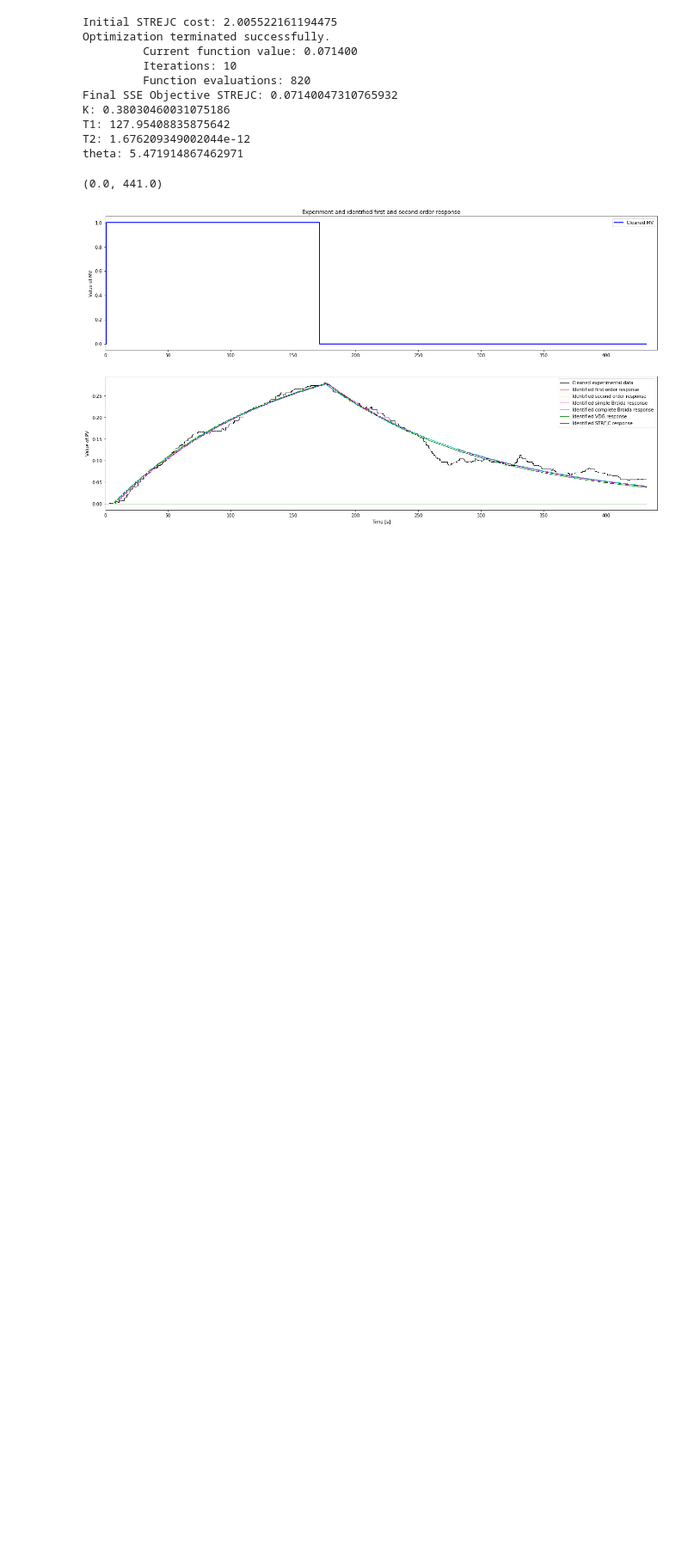
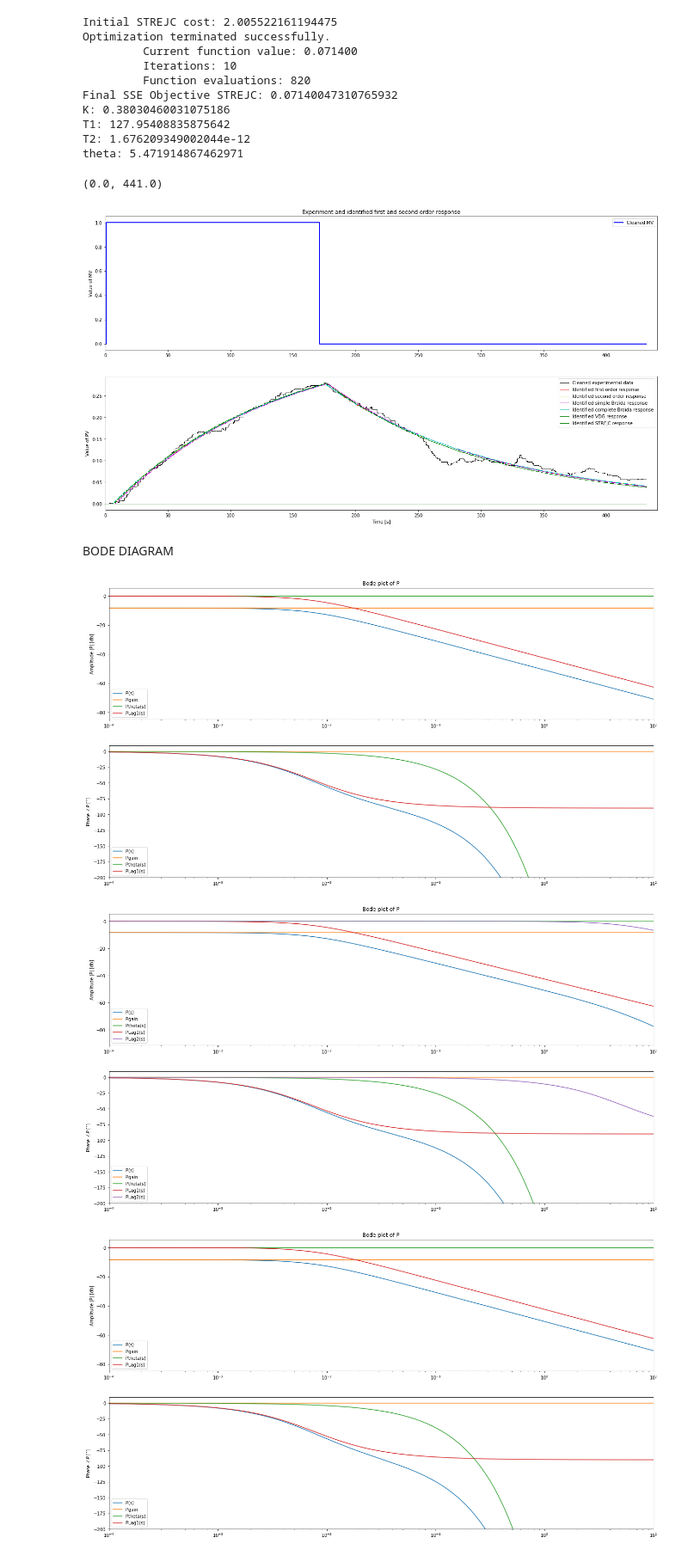
Before and after one commit to esme-deep/control_theory-, a Jupyter notebook: Simulation.ipynb, the cells around one changed output. Shown: that part at 86% size. Saved outputs shown, nothing was run; the diff lists cells and outputs as text; code cells hidden in the pictures; blank space fills up the shorter version.

Commit message:
All identifications OK + BODE

```diff
--- a/Simulation.ipynb
+++ b/Simulation.ipynb
@@ -424,3 +429,58 @@ plt.xlim([0, t[-1]])
 # %% [output]
 (0.0, 441.0)
 [figure]
+# %% [markdown]
+BODE DIAGRAM
+# %%
+
+#FOPDT
+P_fopdt = Process({}) # Default process = unit gain
+# Parameters for input-output dynamics P(s)
+P_fopdt.parameters['Kp'] = K_FOPDT
+P_fopdt.parameters['Tlag1'] = T_FOPDT
+P_fopdt.parameters['theta'] = theta_FOPDT
+
+#SOPDT
+P_sopdt = Process({}) # Default process = unit gain
+P_sopdt.parameters['Kp'] = K_SOPDT
+P_sopdt.parameters['Tlag1'] = T1_SOPDT
+P_sopdt.parameters['Tlag2'] = T2_SOPDT
+P_sopdt.parameters['theta'] = theta_SOPDT
+
+#BROIDA
+P_broida = Process({}) # Default process = unit gain
+P_broida.parameters['Kp'] = K_BROIDA
+P_broida.parameters['Tlag1'] = T_BROIDA
+P_broida.parameters['theta'] = theta_BROIDA
+
+#BROIDA_COMPLETE
+P_broida_c = Process({}) # Default process = unit gain
+P_broida_c.parameters['Kp'] = K_BROIDA_C
+P_broida_c.parameters['Tlag1'] = T_BROIDA_C
+P_broida_c.parameters['theta'] = theta_BROIDA_C
+
+#VDG
+P_vdg = Process({}) # Default process = unit gain
+P_vdg.parameters['Kp'] = K_VDG
+P_vdg.parameters['Tlag1'] = T1_VDG
+P_vdg.parameters['Tlag2'] = T2_VDG
+P_vdg.parameters['theta'] = theta_VDG
+
+#STREJC
+P_strejc = Process({}) # Default process = unit gain
+P_strejc.parameters['Kp'] = K_STREJC
+P_strejc.parameters['Tlag1'] = T1_STREJC
+P_strejc.parameters['Tlag2'] = T2_STREJC
+P_strejc.parameters['theta'] = theta_STREJC
+
+omega = np.logspace(-4, 1, 10000)
+Bode(P_fopdt,omega)
+Bode(P_sopdt,omega)
+Bode(P_broida,omega)
+Bode(P_broida_c,omega)
+Bode(P_vdg,omega)
+Bode(P_strejc,omega)
+# %% [output]
+[figure, added]
+[figure, added]
+[figure, added]
```
Also changed, not shown: parts of 5 cells of this notebook.
